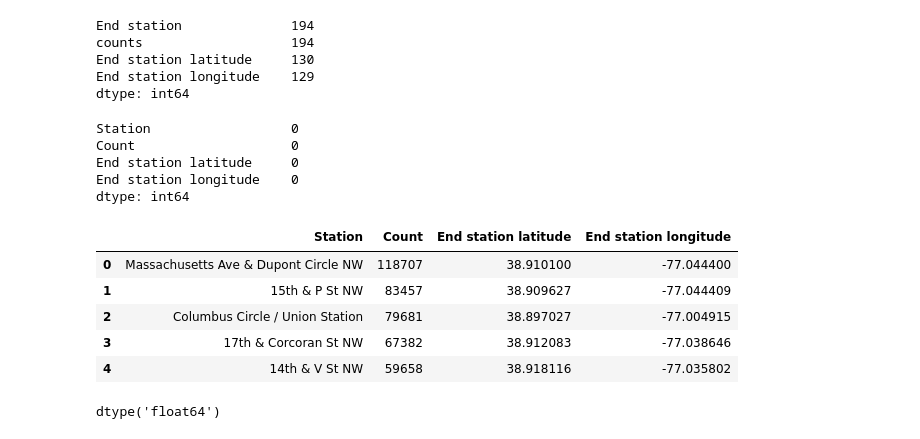
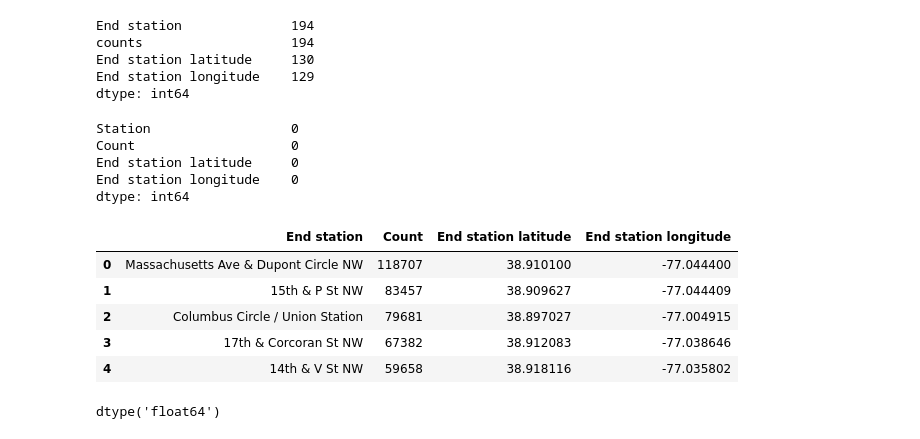
Before and after one commit to MaxLopezSalgado/capital_bike_sharing, a Jupyter notebook: data_wrangling/data_wrangling.ipynb, the cells around one changed output. Cells and saved outputs as stored; diff of their text form; code cells hidden in the pictures.

Commit message:
changed import/export directories and name files

```diff
--- a/data_wrangling/data_wrangling.ipynb
+++ b/data_wrangling/data_wrangling.ipynb
@@ -939,4 +943,28 @@ counts                   194
 End station latitude     130
 End station longitude    129
 dtype: int64
+# %%
+# import the end_station dataset with the missing values filled in manually
+end_stations_long_lat = pd.read_csv('../datasets/end_stations_long_lat.csv', sep=',')
+
+# check if there are missing values
+display(end_stations_long_lat.isnull().sum())
+
+# modify the column Station to End station
+end_stations_long_lat.rename(columns={'Station': 'End station'}, inplace=True)
+
+# check the first 5 rows of the end_stations_long_lat dataset
+display(end_stations_long_lat.head())
+# %% [output]
+Station                  0
+Count                    0
+End station latitude     0
+End station longitude    0
+dtype: int64
+|  | End station | Count | End station latitude | End station longitude |
+| 0 | Massachusetts Ave & Dupont Circle NW | 118707 | 38.910100 | -77.044400 |
+| 1 | 15th & P St NW | 83457 | 38.909627 | -77.044409 |
+| 2 | Columbus Circle / Union Station | 79681 | 38.897027 | -77.004915 |
+| 3 | 17th & Corcoran St NW | 67382 | 38.912083 | -77.038646 |
+| 4 | 14th & V St NW | 59658 | 38.918116 | -77.035802 |
 # %%
@@ -945,24 +973,3 @@ dtype: int64
-# %%
-# import the end_station dataset with the missing values filled in manually
-end_stations_long_lat = pd.read_csv('/datasets/end_stations_long_lat.csv', sep=',')
-
-# check if there are missing values
-display(end_stations_long_lat.isnull().sum())
-
-# check the first 5 rows of the end_stations_long_lat dataset
-display(end_stations_long_lat.head())
-# %% [output]
-Station                  0
-Count                    0
-End station latitude     0
-End station longitude    0
-dtype: int64
-|  | Station | Count | End station latitude | End station longitude |
-| 0 | Massachusetts Ave & Dupont Circle NW | 118707 | 38.910100 | -77.044400 |
-| 1 | 15th & P St NW | 83457 | 38.909627 | -77.044409 |
-| 2 | Columbus Circle / Union Station | 79681 | 38.897027 | -77.004915 |
-| 3 | 17th & Corcoran St NW | 67382 | 38.912083 | -77.038646 |
-| 4 | 14th & V St NW | 59658 | 38.918116 | -77.035802 |
 # %%
 # checking the data types of the latitude and longitude columns of the end_station dataset
 display(end_stations_long_lat['End station latitude'].dtypes)
```
Also changed, not shown: parts of 5 cells of this notebook.
